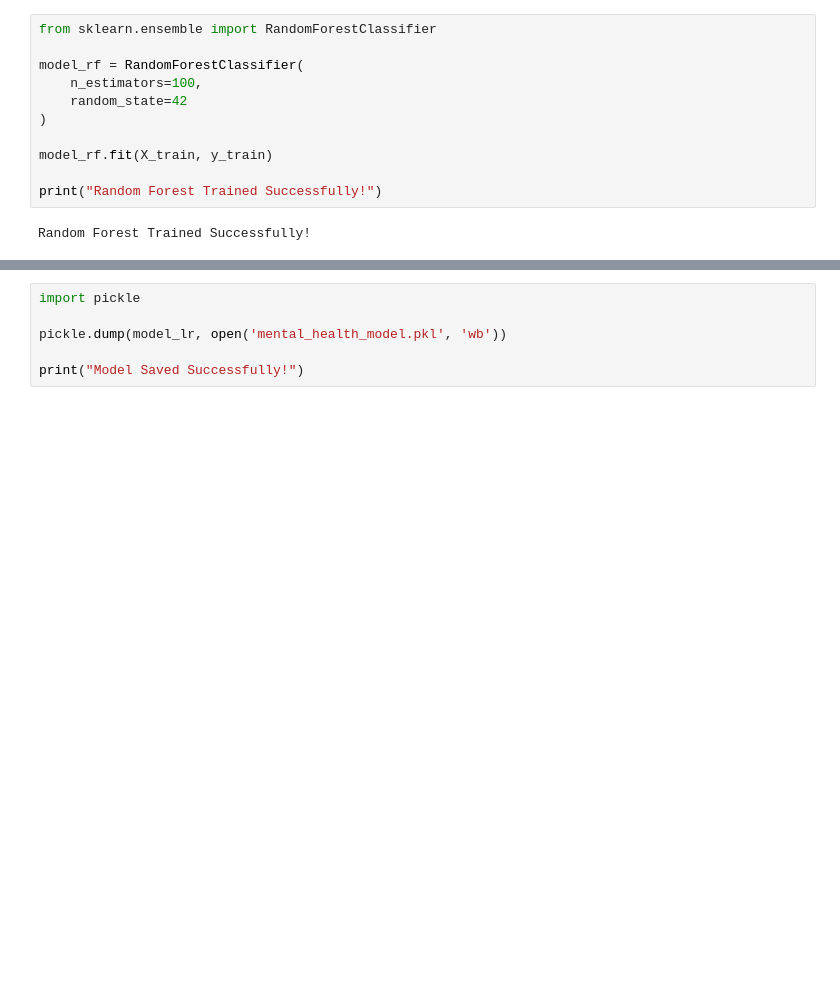
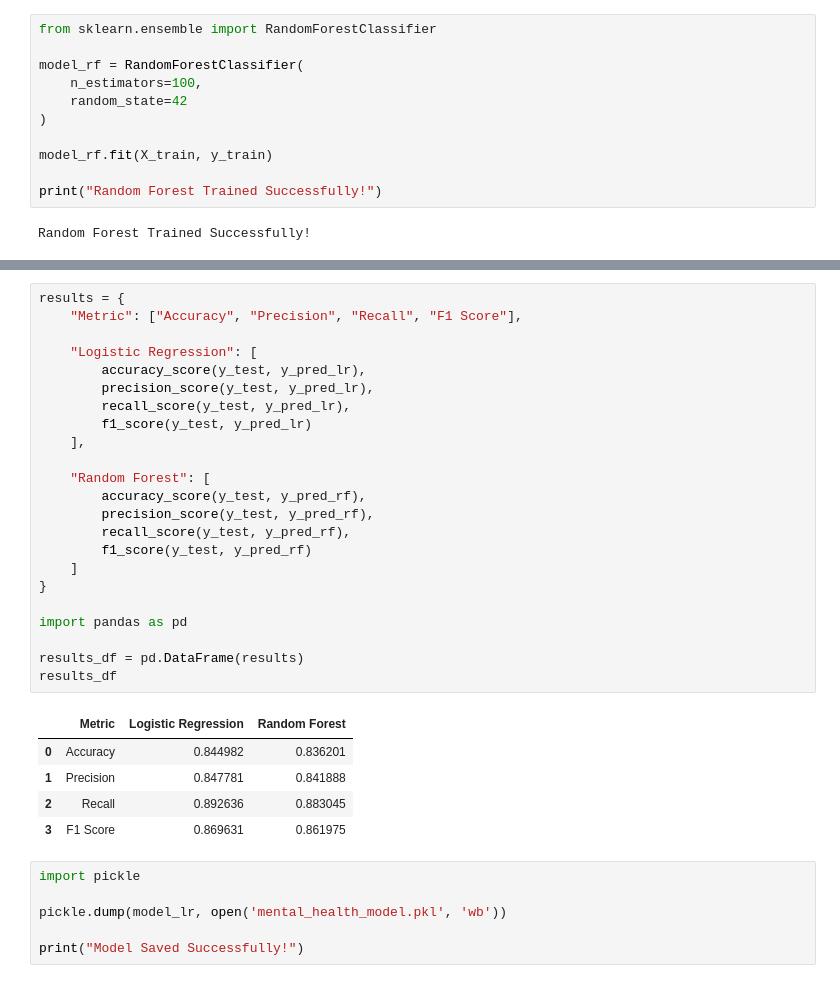
Before and after one commit to Sara-Salith/student-mental-health-detector, a Jupyter notebook: Notebook/Mental_Health_Detector.ipynb, the cells around one changed output, grey strips where cells are left out. Saved outputs shown, nothing was run; the diff lists cells and outputs as text; blank space fills up the shorter version.

```diff
--- a/Notebook/Mental_Health_Detector.ipynb
+++ b/Notebook/Mental_Health_Detector.ipynb
@@ -480,3 +507,32 @@ Random Forest Accuracy: 0.8362007168458782
+# %%
+results = {
+    "Metric": ["Accuracy", "Precision", "Recall", "F1 Score"],
+
+    "Logistic Regression": [
+        accuracy_score(y_test, y_pred_lr),
+        precision_score(y_test, y_pred_lr),
+        recall_score(y_test, y_pred_lr),
+        f1_score(y_test, y_pred_lr)
+    ],
+
+    "Random Forest": [
+        accuracy_score(y_test, y_pred_rf),
+        precision_score(y_test, y_pred_rf),
+        recall_score(y_test, y_pred_rf),
+        f1_score(y_test, y_pred_rf)
+    ]
+}
+
+import pandas as pd
+
+results_df = pd.DataFrame(results)
+results_df
+# %% [output]
+|  | Metric | Logistic Regression | Random Forest |
+| 0 | Accuracy | 0.844982 | 0.836201 |
+| 1 | Precision | 0.847781 | 0.841888 |
+| 2 | Recall | 0.892636 | 0.883045 |
+| 3 | F1 Score | 0.869631 | 0.861975 |
 # %%
 import pickle
 
```
Also changed, not shown: parts of 6 cells of this notebook, 1 other file.
